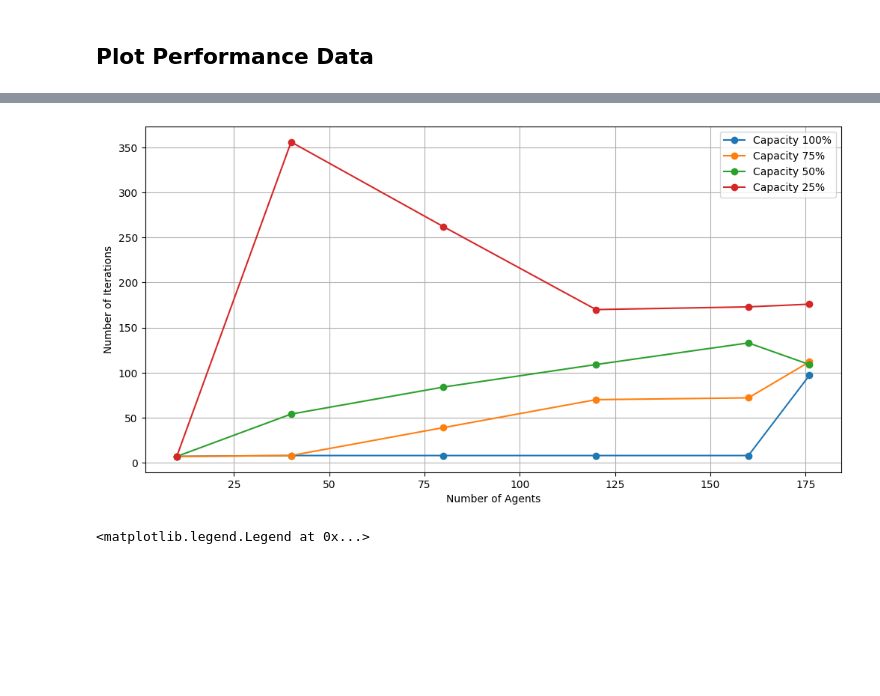
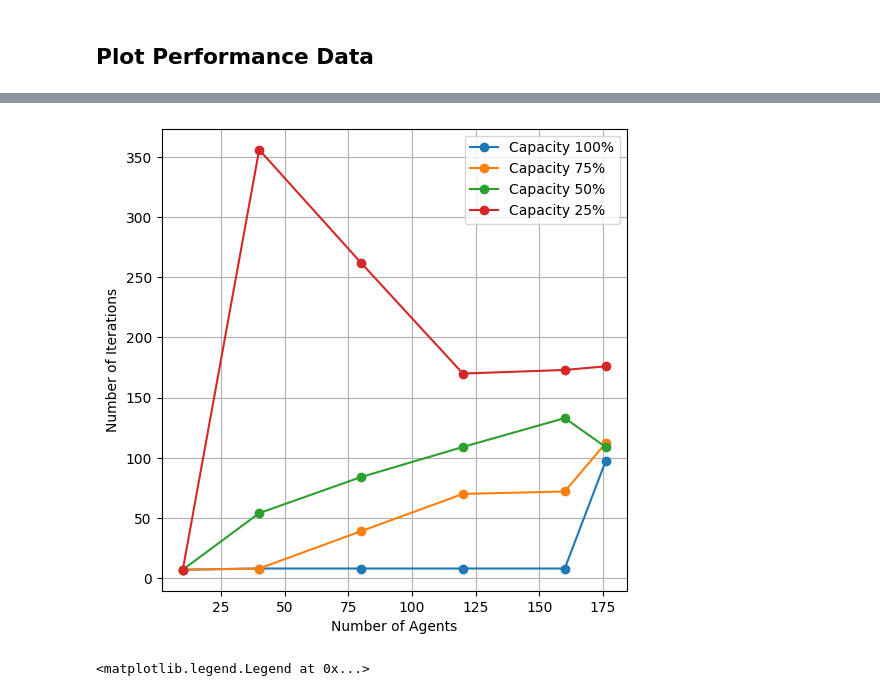
Before and after one commit to sastry-group/Mechanism-Design-for-AAM, a Jupyter notebook: ic/fisher/Fisher_data_reader.ipynb, the cells around one changed output, grey strips where cells are left out. Saved outputs shown, nothing was run; the diff lists cells and outputs as text; code cells hidden in the pictures; blank space fills up the shorter version.

```diff
--- a/ic/fisher/Fisher_data_reader.ipynb
+++ b/ic/fisher/Fisher_data_reader.ipynb
@@ -229,30 +229,30 @@ else:
 | 23 | 0 | 176 | 176 | 8841 | 221 | 2280.09146 | ... |
 # %%
 # Plotting the data
-plt.figure(figsize=(12, 6))
+plt.figure(figsize=(6, 6))
 # plt.title("Market Performance by Capacity")
 plt.ylabel("Number of Iterations")
 plt.xlabel("Number of Agents")
 # plt.yticks(range(0, combined_df["Number_Interations"].max() + 10, 10))
 plt.grid()
 capacities = [100,75,50,25]
 for capacity in combined_df["Capacity"].unique():
     if capacity == 13:
         cap = 100
     elif capacity == 10:
         cap = 75
     elif capacity == 7:
         cap = 50
     elif capacity == 4:
         cap = 25
     subset = combined_df[combined_df["Capacity"] == capacity]
     plt.plot(subset["Number_Agents"], subset["Number_Interations"], label=f"Capacity {cap}%", marker='o')
 
 plt.legend()
 current_dir = os.getcwd()
 plt.savefig(f"{current_dir}/plots/nagents_niter.png")
 # %% [output]
-[figure, old version]
+[figure, new version]
 # %%
 # Plotting the data
 plt.figure(figsize=(12, 6))
```
Also changed, not shown: parts of 2 cells of this notebook, 16 other files.
